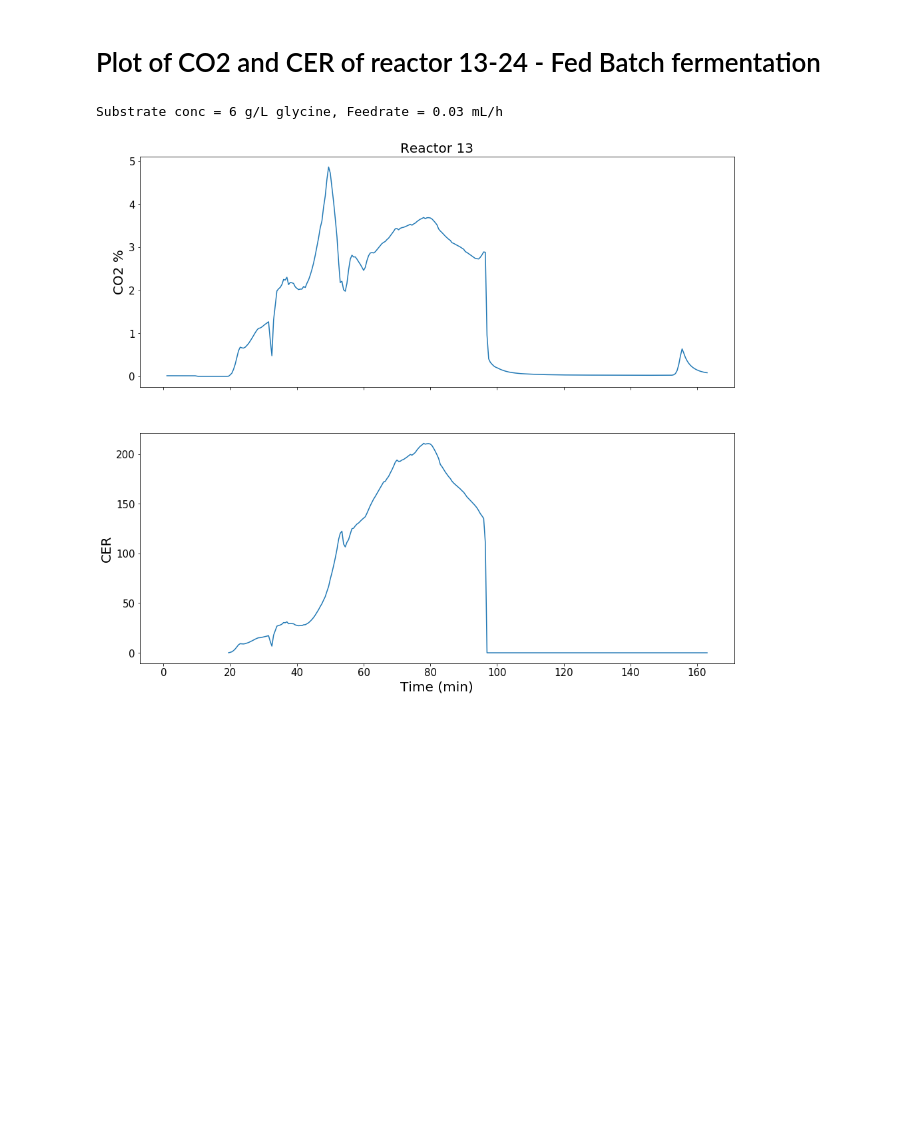
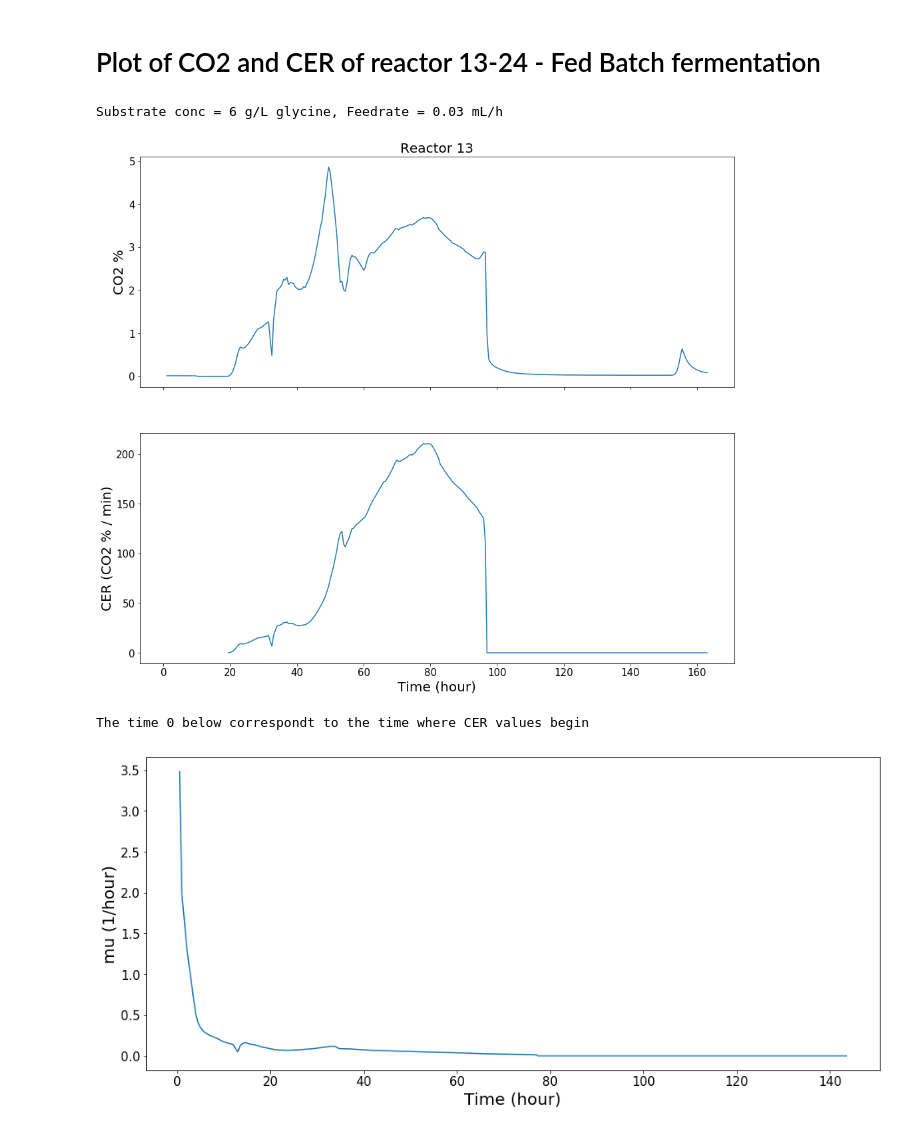
Before and after one commit to biosustain/fermentation-mpc, a Jupyter notebook: amber_calculations/CER_CO2_fedbatch.ipynb, the cells around one changed output. Cells and saved outputs as stored; diff of their text form; code cells hidden in the pictures; blank space fills up the shorter version.

Commit message:
calculate and plot mu for batch and fed batch

```diff
--- a/amber_calculations/CER_CO2_fedbatch.ipynb
+++ b/amber_calculations/CER_CO2_fedbatch.ipynb
@@ -23,6 +24,12 @@ R24 = pd.read_csv('data/fedbatch/R24.csv', index_col = 0)
 # %%
 print('Substrate conc = 6 g/L glycine, Feedrate = 0.03 mL/h')
 plot_cer_co2(R13, 13)
+data_frame_selected_values_R13, mu_R13 = calculate_mu(R13, 13)
+print('The time 0 below correspondt to the time where CER values begin')
+plot_mu(data_frame_selected_values_R13, mu_R13)
+plot_mu_smaller_interval(data_frame_selected_values_R13, mu_R13)
 # %% [output]
 Substrate conc = 6 g/L glycine, Feedrate = 0.03 mL/h
-[figure, old version]
+[figure, new version]
+The time 0 below correspondt to the time where CER values begin
+[figure, added]
```
Also changed, not shown: parts of 13 cells of this notebook, 1 other file.
